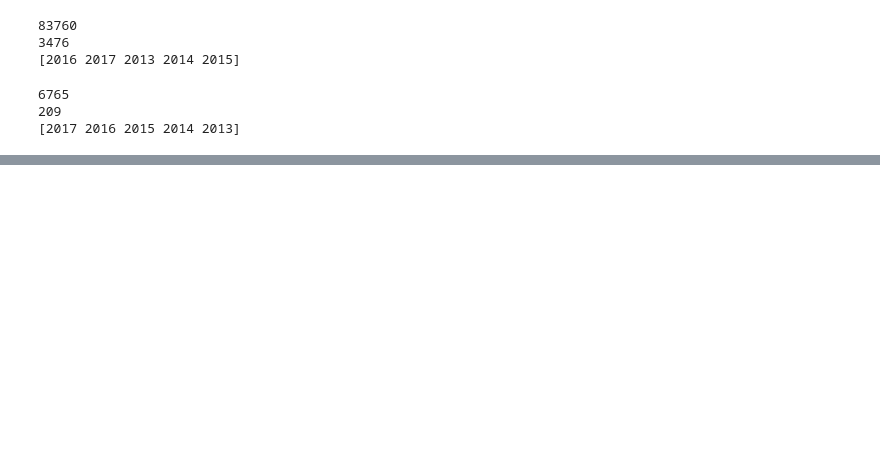
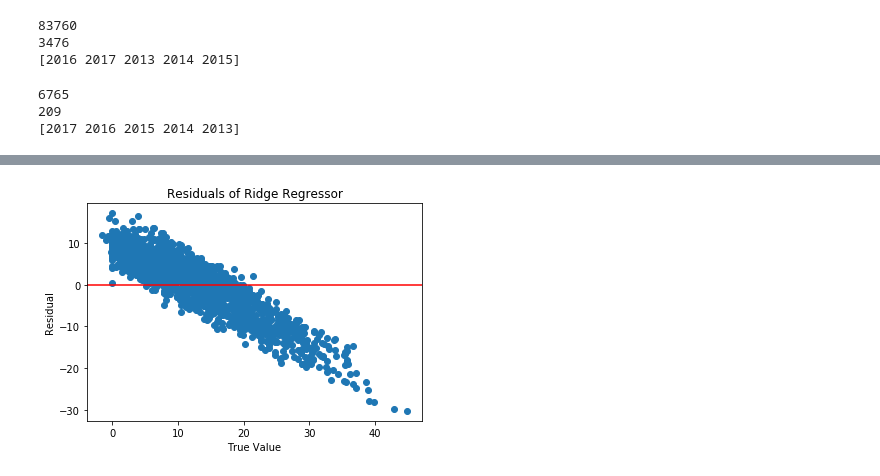
Before and after one commit to ibury08/fantasyfootball, a Jupyter notebook: FF_ML.ipynb, the cells around one changed output, grey strips where cells are left out. Cells and saved outputs as stored; diff of their text form; code cells hidden in the pictures; blank space fills up the shorter version.

```diff
--- a/FF_ML.ipynb
+++ b/FF_ML.ipynb
@@ -445,0 +174,8 @@ aa.sort_values('Coefficient',ascending=False)
+# %%
+_=plt.scatter(reg_y_test,res)
+_=plt.axhline(0,c='r')
+_=plt.xlabel('True Value')
+_=plt.ylabel('Residual')
+_=plt.title('Residuals of Ridge Regressor')
+# %% [output]
+[figure, added]
```
Also changed, not shown: parts of 105 cells of this notebook.
